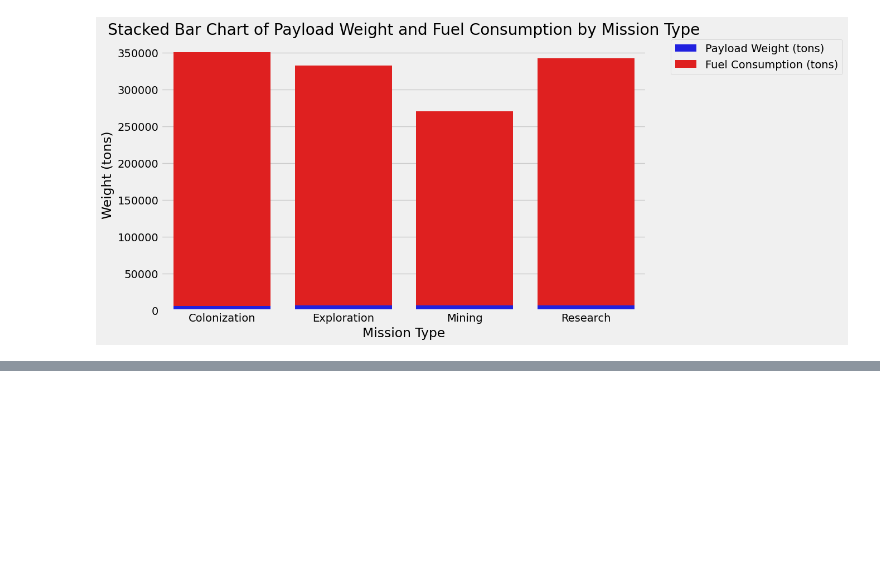
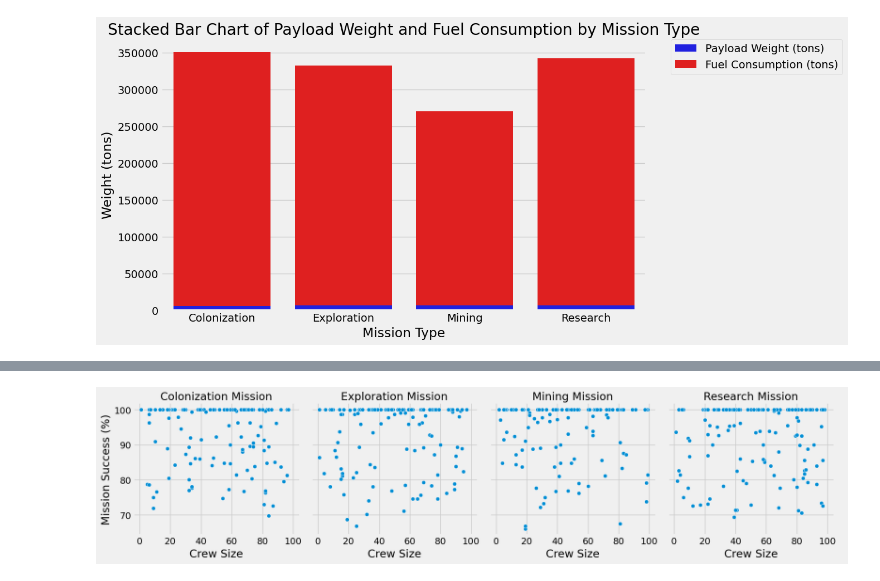
Before and after one commit to HMurawski/space_missions, a Jupyter notebook: main.ipynb, the cells around one changed output, grey strips where cells are left out. Saved outputs shown, nothing was run; the diff lists cells and outputs as text; code cells hidden in the pictures; blank space fills up the shorter version.

```diff
--- a/main.ipynb
+++ b/main.ipynb
@@ -288,0 +308,9 @@ plt.show()
+# %%
+g = sns.FacetGrid(df, col='Mission Type', height=4, aspect=1)
+g.map(sns.scatterplot, 'Crew Size', 'Mission Success (%)')
+g.add_legend()
+g.set_axis_labels('Crew Size', 'Mission Success (%)')
+g.set_titles(col_template='{col_name} Mission')
+plt.show()
+# %% [output]
+[figure, added]
```
Also changed, not shown: parts of 4 cells of this notebook.
